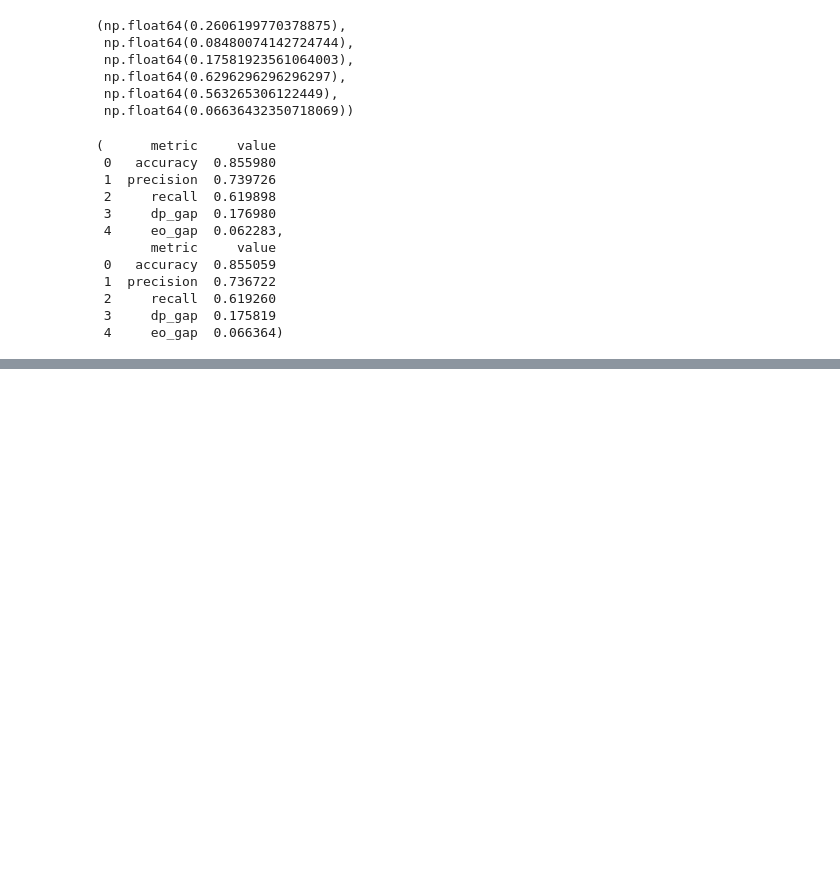
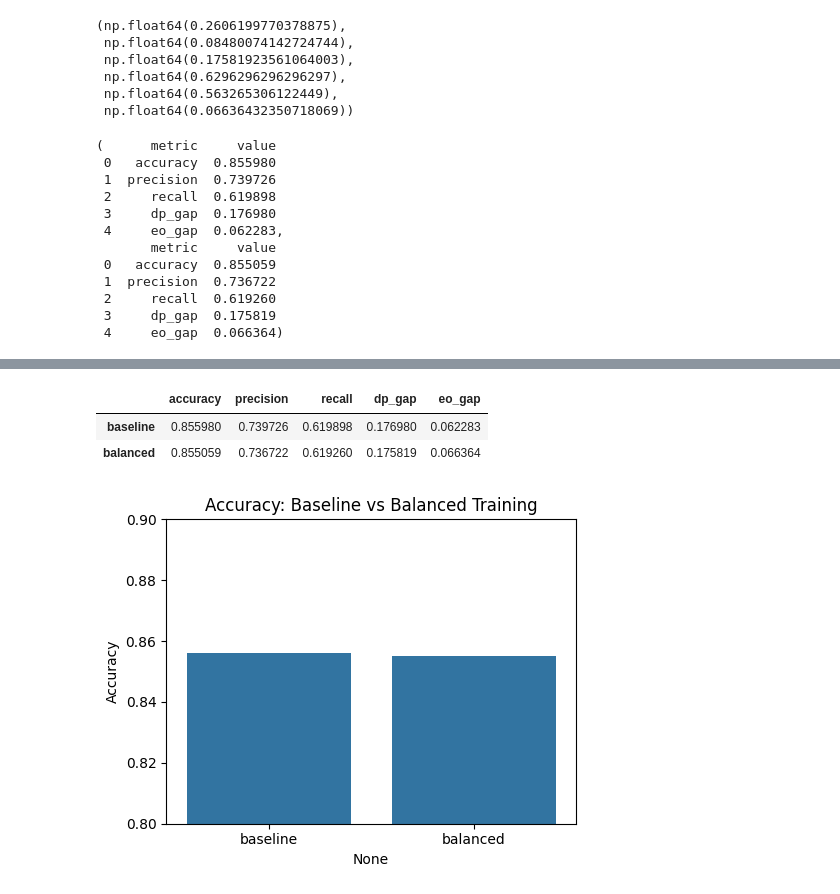
Before and after one commit to youssefysallam/fair-ml-income-analysis, a Jupyter notebook: notebooks/01_data_exploration.ipynb, the cells around one changed output, grey strips where cells are left out. Cells and saved outputs as stored; diff of their text form; code cells hidden in the pictures; blank space fills up the shorter version.

```diff
--- a/notebooks/01_data_exploration.ipynb
+++ b/notebooks/01_data_exploration.ipynb
@@ -323,0 +386,14 @@ results_baseline, results_mitigated
+# %%
+metrics_compare = pd.DataFrame({
+    "accuracy": [acc, acc_bal],
+    "precision": [prec, prec_bal],
+    "recall": [rec, rec_bal],
+    "dp_gap": [demographic_parity_gap, dp_gap_bal],
+    "eo_gap": [equal_opportunity_gap, eo_gap_bal]
+}, index=["baseline", "balanced"])
+
+metrics_compare
+# %% [output]
+|  | accuracy | precision | recall | dp_gap | eo_gap |
+| baseline | 0.855980 | 0.739726 | 0.619898 | 0.176980 | 0.062283 |
+| balanced | 0.855059 | 0.736722 | 0.619260 | 0.175819 | 0.066364 |
@@ -323,0 +402,11 @@ results_baseline, results_mitigated
+# %%
+plt.figure(figsize=(5,4))
+sns.barplot(x=metrics_compare.index, y=metrics_compare["accuracy"].values)
+plt.title("Accuracy: Baseline vs Balanced Training")
+plt.ylabel("Accuracy")
+plt.ylim(0.8, 0.9)
+plt.tight_layout()
+plt.savefig("../reports/figures/accuracy_comparison.png", dpi=300)
+plt.show()
+# %% [output]
+[figure, added]
```
Also changed, not shown: parts of 8 cells of this notebook, 7 other files.
